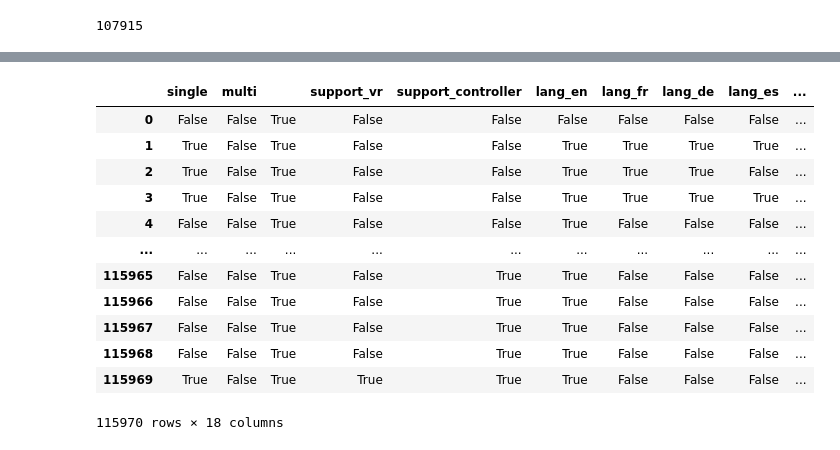
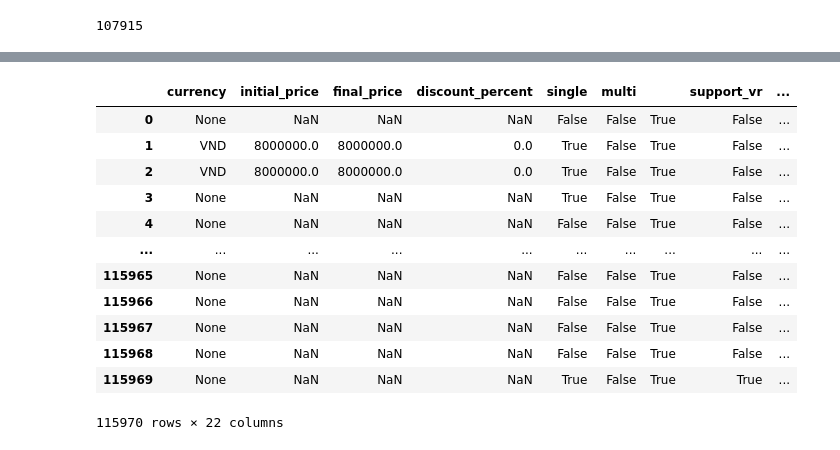
Before and after one commit to lephu13502/Steam-DB-Analysis, a Jupyter notebook: cleaning_name_v1.ipynb, the cells around one changed output, grey strips where cells are left out. Saved outputs shown, nothing was run; the diff lists cells and outputs as text; code cells hidden in the pictures.

```diff
--- a/cleaning_name_v1.ipynb
+++ b/cleaning_name_v1.ipynb
@@ -260,3 +423,25 @@ df.drop(columns=["package_groups"], inplace=True)
+# %%
+def string_to_list(x, returning=[]):
+	if pd.isna(x):
+		return returning
+	else:
+		try:
+			temp = x.replace("\', \'", "~|~")		\
+					.replace("\", \'", "~|~")		\
+					.replace("\', \"", "~|~")		\
+					.replace("\"", "\'")			\
+					.replace("~|~", "\", \"")		\
+					.replace("[\'", "[\"")			\
+					.replace("\']", "\"]")
+			return json.loads(temp)
+		except:
+			print(x)
+			print(temp, '\n')
+			return returning
+
+
+df["developers"] = df["developers"].apply(string_to_list)
+df["publishers"] = df["publishers"].apply(string_to_list)
 # %%
 df["price_overview"].dropna().head(5)
 # %% [output]
@@ -307,6 +479,6 @@ array([  5.,   6.,   7.,   8.,   9.,  10.,  11.,  12.,  13.,  14.,  15.,
 # %%
-df["developers_amount"] = df["developers"].apply(lambda x: None if pd.isna(x) else len(x))
-df["publishers_amount"] = df["publishers"].apply(lambda x: None if pd.isna(x) else len(x))
+df["developers_amount"] = df["developers"].apply(len)
+df["publishers_amount"] = df["publishers"].apply(len)
 df.drop(columns=["developers", "publishers"], inplace=True)
 # %% [markdown]
 ## Get categories
@@ -382,0 +567,2 @@ Step 110000 done
+# %%
+df.loc[df["single"] | df["multi"], "single"] = True
@@ -596,9 +784,9 @@ def get_genre_list(x):
 
 df["genres"] = df["genres"].apply(get_genre_list)
 # %%
-false_table = np.full((df.shape[0], 2), False)
+false_table = np.full((df.shape[0], 3), False)
 
-genre_table = pd.DataFrame(false_table, columns=["tool", "nsfw"])
+genre_table = pd.DataFrame(false_table, columns=["tool", "nsfw", "film"])
 df = pd.concat([df, genre_table], axis=1)
 
 genre_code = {
@@ -703,23 +891,24 @@ df[['type', 'name', 'steam_appid', 'required_age', 'is_free', 'packages',
 | 3 | game | Chapel 3-D: The Ascent | 1904680.0 | 0 | False | NaN | [1, 23] | NaN | True | ... |
 | 4 | game | VTuber Gallery : Anime Pose | 1904690.0 | 0 | True | NaN | [51, 53, 55, 57, 59, 70] | NaN | True | ... |
 # %%
-df[['single', 'multi', '', 'support_vr',
+df[['currency', 'initial_price', 'final_price',
+       'discount_percent', 'single', 'multi', '', 'support_vr',
        'support_controller', 'lang_en', 'lang_fr', 'lang_de', 'lang_es',
        'lang_po', 'lang_zh', 'lang_ja', 'lang_ko', 'lang_it', 'lang_ru',
        'lang_ar', 'tool', 'nsfw']]
 # %% [output]
-|  | single | multi |  | support_vr | support_controller | lang_en | lang_fr | lang_de | lang_es | ... |
-| 0 | False | False | True | False | False | False | False | False | False | ... |
-| 1 | True | False | True | False | False | True | True | True | True | ... |
-| 2 | True | False | True | False | False | True | True | True | False | ... |
-| 3 | True | False | True | False | False | True | True | True | True | ... |
-| 4 | False | False | True | False | False | True | False | False | False | ... |
-| ... | ... | ... | ... | ... | ... | ... | ... | ... | ... | ... |
-| 115965 | False | False | True | False | True | True | False | False | False | ... |
-| 115966 | False | False | True | False | True | True | False | False | False | ... |
-| 115967 | False | False | True | False | True | True | False | False | False | ... |
-| 115968 | False | False | True | False | True | True | False | False | False | ... |
-| 115969 | True | False | True | True | True | True | False | False | False | ... |
+|  | currency | initial_price | final_price | discount_percent | single | multi |  | support_vr | ... |
+| 0 | None | NaN | NaN | NaN | False | False | True | False | ... |
+| 1 | VND | 8000000.0 | 8000000.0 | 0.0 | True | False | True | False | ... |
+| 2 | VND | 8000000.0 | 8000000.0 | 0.0 | True | False | True | False | ... |
+| 3 | None | NaN | NaN | NaN | True | False | True | False | ... |
+| 4 | None | NaN | NaN | NaN | False | False | True | False | ... |
+| ... | ... | ... | ... | ... | ... | ... | ... | ... | ... |
+| 115965 | None | NaN | NaN | NaN | False | False | True | False | ... |
+| 115966 | None | NaN | NaN | NaN | False | False | True | False | ... |
+| 115967 | None | NaN | NaN | NaN | False | False | True | False | ... |
+| 115968 | None | NaN | NaN | NaN | False | False | True | False | ... |
+| 115969 | None | NaN | NaN | NaN | True | False | True | True | ... |
-115970 rows × 18 columns
+115970 rows × 22 columns
 # %%
 df.drop(columns=["", "demos", "packages", "fullgame"], inplace=True)
```
Also changed, not shown: parts of 32 cells of this notebook, 1 other file.
